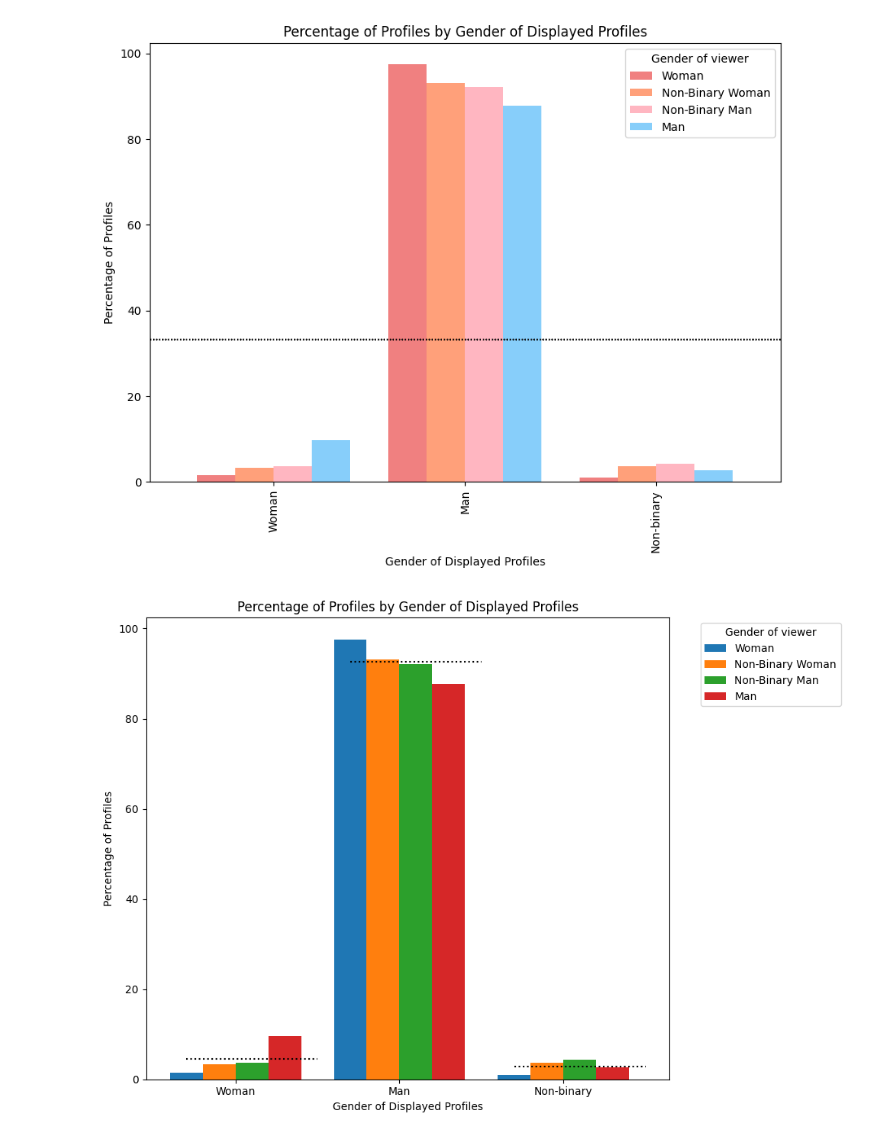
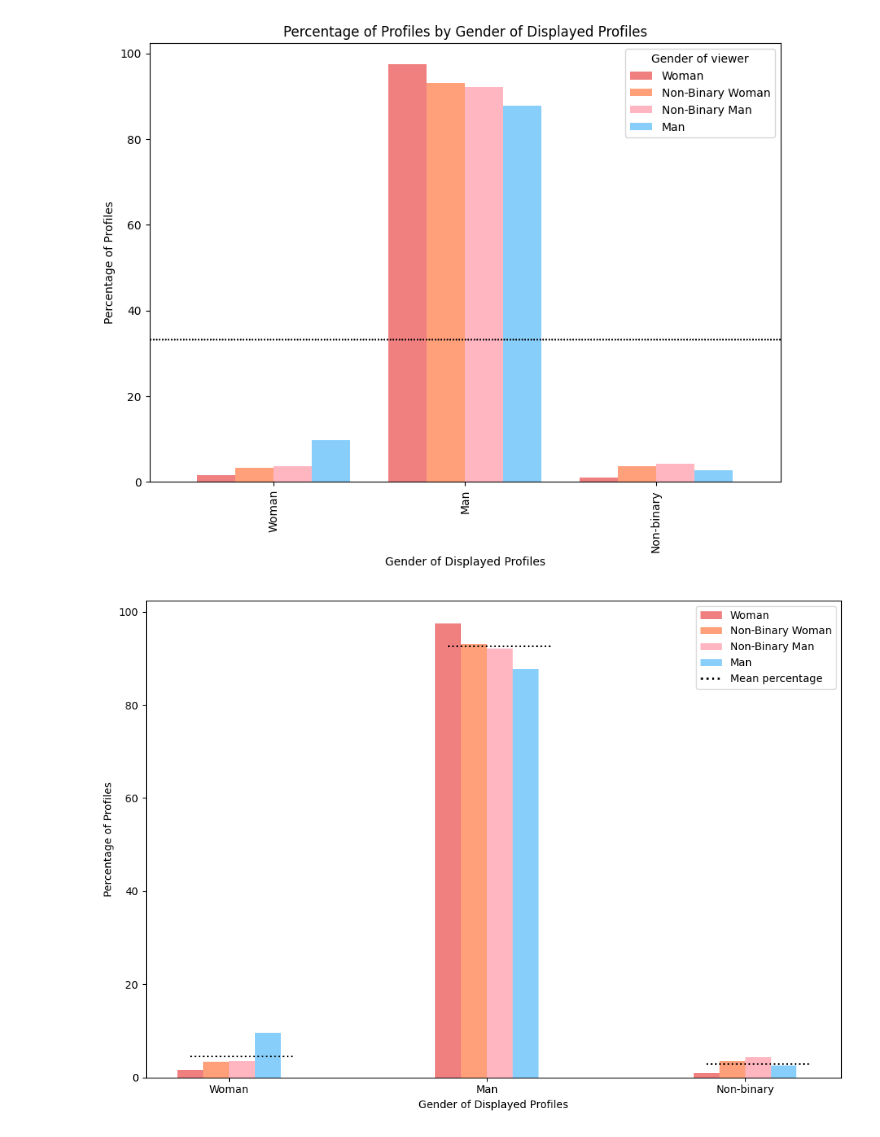
Before and after one commit to rvk7895/thesis, a Jupyter notebook: generate_graph.ipynb, the cells around one changed output. Cells and saved outputs as stored; diff of their text form; code cells hidden in the pictures.

```diff
--- a/generate_graph.ipynb
+++ b/generate_graph.ipynb
@@ -38,39 +38,39 @@ plt.show()
 # %%
 # Plotting the corrected graph with mean lines for each X-axis category
 import numpy as np
+from matplotlib.lines import Line2D
 # Define colors for the bars
-colors = ['#1f77b4', '#ff7f0e', '#2ca02c', '#d62728']
+colors = ['#f08080', '#ffa07a', '#ffb6c1', '#87cefa']
 
 # Define the positions for the bars
 positions = np.arange(len(df_corrected))
 
 # Define the width of the bars
-bar_width = 0.2
+bar_width = 0.1
 
 # Plotting the bars
 fig, ax = plt.subplots(figsize=(10, 7))
 for i, (column, color) in enumerate(zip(df_corrected.columns, colors)):
     ax.bar(positions + i * bar_width, df_corrected[column], bar_width, label=column, color=color)
 
 # Set the position of the x-ticks in the middle of the group of bars
 ax.set_xticks(positions + 1.5 * bar_width)
 ax.set_xticklabels(df_corrected.index)
 
 # Drawing the mean lines for each category
 for i in range(len(df_corrected)):
     category_mean = df_corrected.iloc[i, :].mean()
     ax.hlines(category_mean, positions[i], positions[i] + 4 * bar_width, colors='black', linestyles='dotted')
 
 # Set labels and title
 ax.set_xlabel('Gender of Displayed Profiles')
 ax.set_ylabel('Percentage of Profiles')
-ax.set_title('Percentage of Profiles by Gender of Displayed Profiles')
 
 # Place the legend outside the plot area
-ax.legend(title='Gender of viewer', bbox_to_anchor=(1.05, 1), loc='upper left')
 
+ax.legend(handles=ax.get_legend_handles_labels()[0] + [Line2D([0], [0], color='black', linestyle='dotted', lw=2)], labels=ax.get_legend_handles_labels()[1] + ['Mean percentage'])
 # Show plot
 plt.tight_layout()
 plt.show()
 # %% [output]
-[figure, old version]
+[figure, new version]
```
Also changed, not shown: 27 other files.
